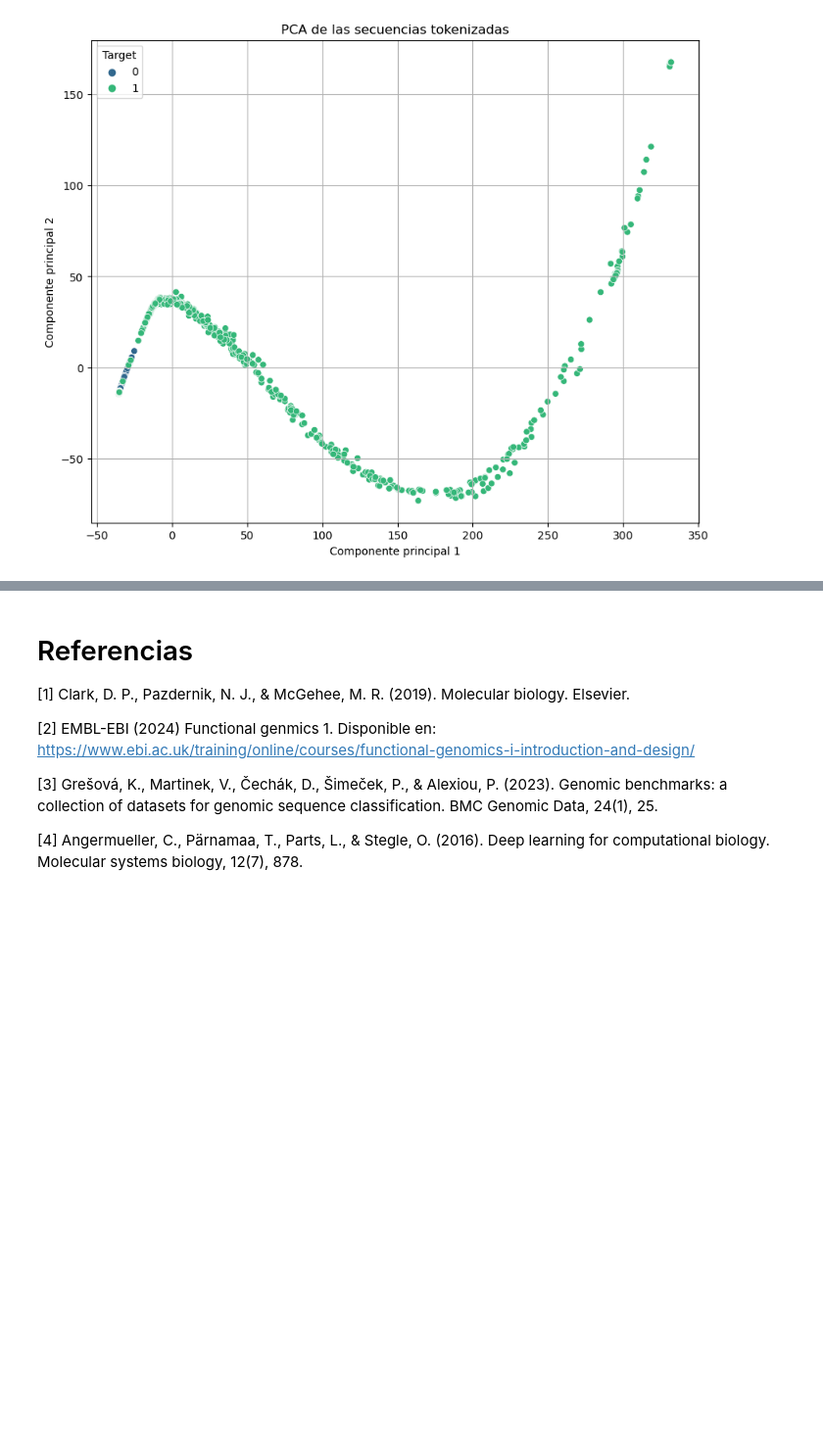
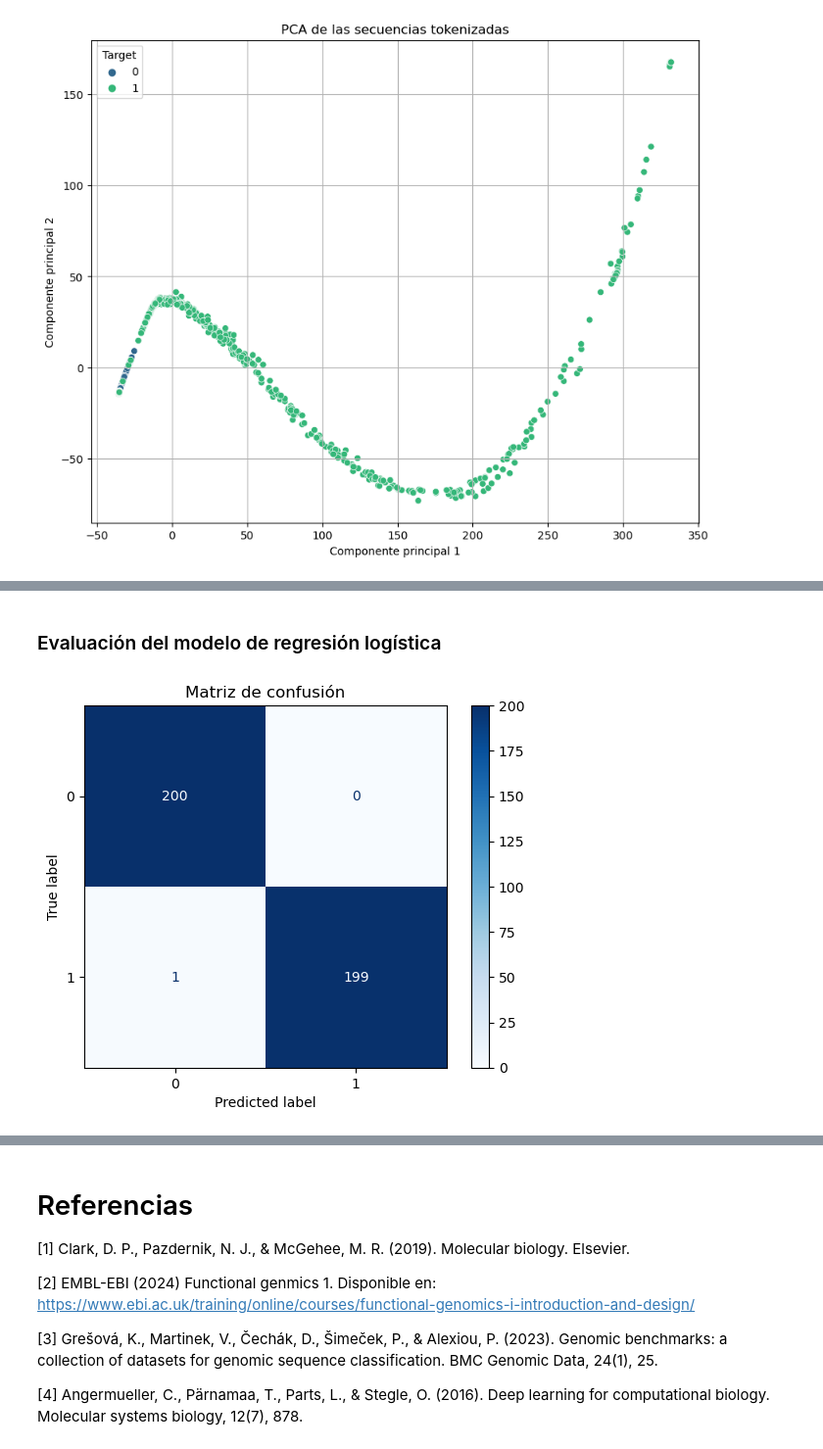
Before and after one commit to judz03/sequence_classification, a Jupyter notebook: Taller_clasificacion_de_secuencias.ipynb, the cells around one changed output, grey strips where cells are left out. Shown: that part at 98% size. Drawn from its saved outputs; the diff is of its cells as text; code cells hidden in the pictures; blank space fills up the shorter version.

```diff
--- a/Taller_clasificacion_de_secuencias.ipynb
+++ b/Taller_clasificacion_de_secuencias.ipynb
@@ -272,0 +387,3 @@ plt.show()
+# %%
+# Construcción de un modelo de regresión logística y ajustarlo a los datos (entrenamiento)
+logreg = LogisticRegression(max_iter=100).fit(X_train, y_train)
@@ -272,0 +398,19 @@ plt.show()
+# %%
+# Usar el modelo de regresión logística para obtener predicciones en el conjunto de prueba
+logreg_y_pred = logreg.predict(X_test)
+# %% [markdown]
+### Evaluación del modelo de regresión logística
+# %%
+# Calcular la matriz de confusión para evaluar el rendimiento del modelo
+log_cm = confusion_matrix(y_test, logreg_y_pred, labels=logreg.classes_)
+
+# Crear arreglo de la matriz de confusión
+log_disp = ConfusionMatrixDisplay(confusion_matrix=log_cm,
+                                  display_labels=logreg.classes_)
+
+# Gráficar la matriz de confusión
+log_disp.plot(values_format='', cmap="Blues")
+plt.title("Matriz de confusión")
+plt.show()
+# %% [output]
+[figure, added]
```
Also changed, not shown: parts of 25 cells of this notebook, 5 other files.
